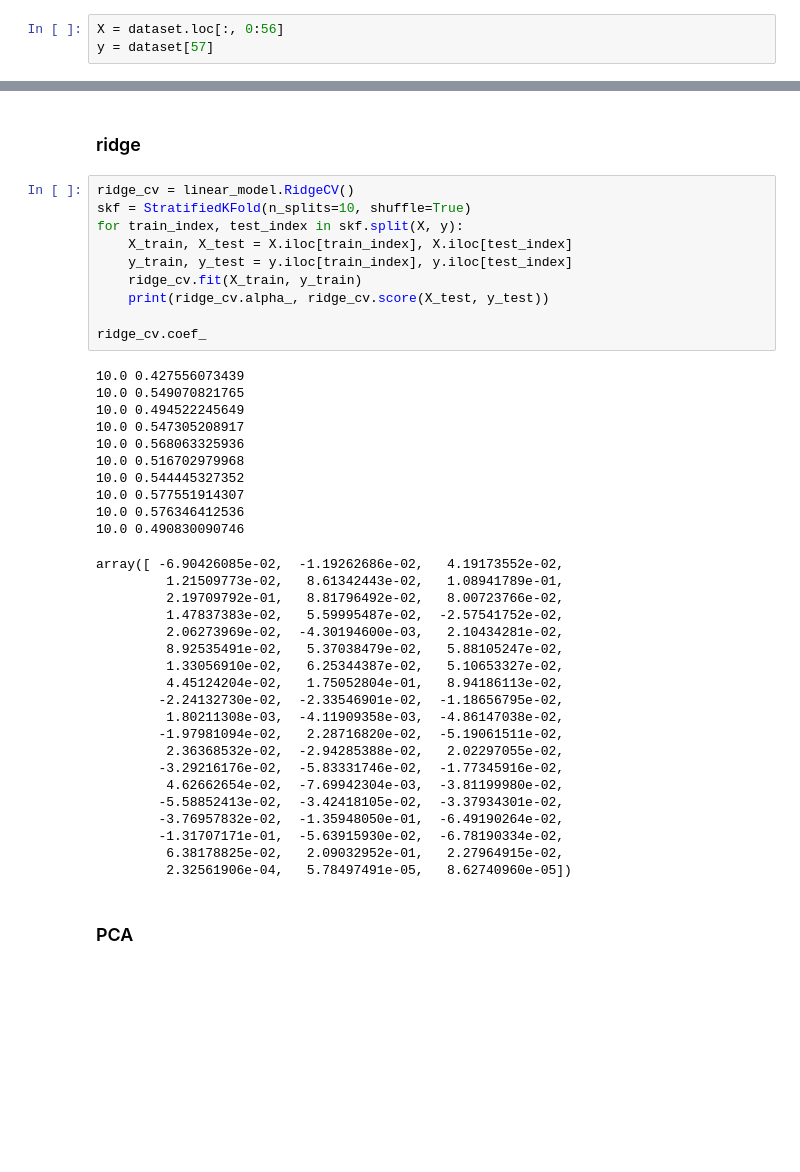
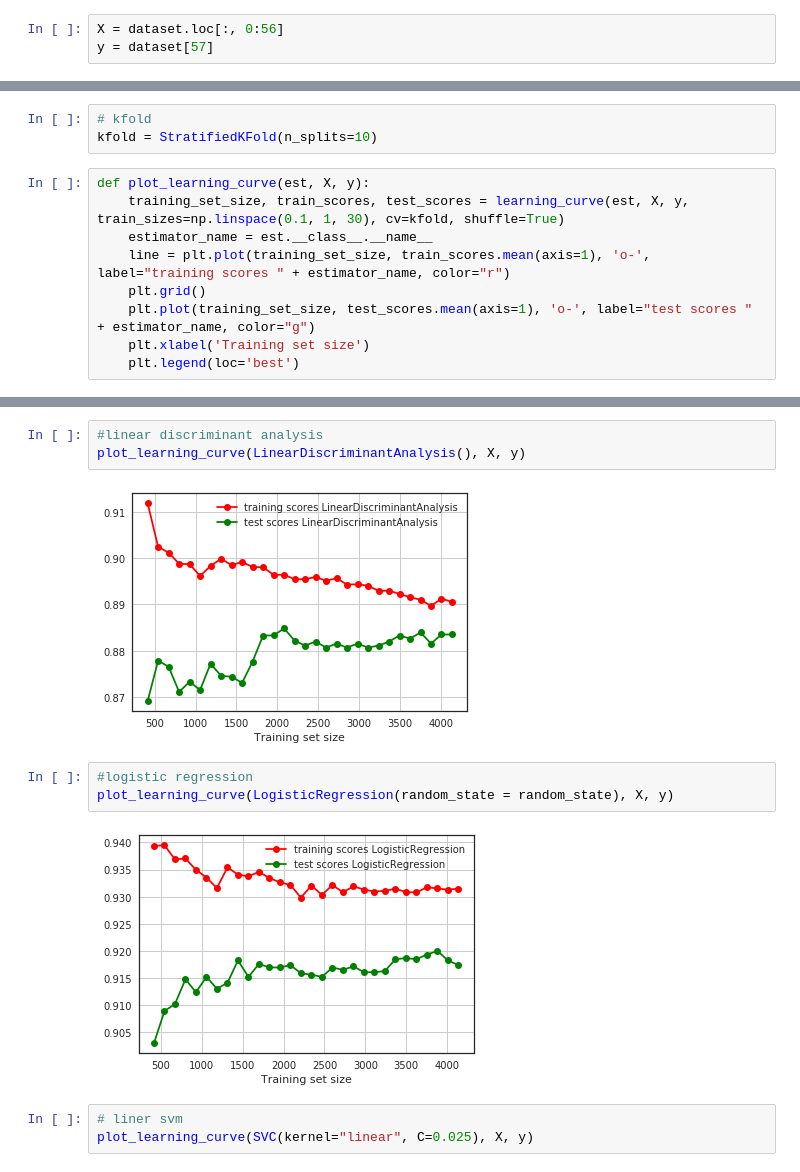
Before and after one commit to sorashido/esl-learn, a Jupyter notebook: chapter3.ipynb, the cells around one changed output, grey strips where cells are left out. Cells and saved outputs as stored; diff of their text form; blank space fills up the shorter version.

```diff
--- a/chapter3.ipynb
+++ b/chapter3.ipynb
@@ -30 +54,13 @@ from sklearn.model_selection import StratifiedKFold
+# %%
+# kfold
+kfold = StratifiedKFold(n_splits=10)
+# %%
+def plot_learning_curve(est, X, y):
+    training_set_size, train_scores, test_scores = learning_curve(est, X, y, train_sizes=np.linspace(0.1, 1, 30), cv=kfold, shuffle=True)
+    estimator_name = est.__class__.__name__
+    line = plt.plot(training_set_size, train_scores.mean(axis=1), 'o-', label="training scores " + estimator_name, color="r")
+    plt.grid()
+    plt.plot(training_set_size, test_scores.mean(axis=1), 'o-', label="test scores " + estimator_name, color="g")
+    plt.xlabel('Training set size')
+    plt.legend(loc='best')
 # %% [markdown]
@@ -107,44 +68,13 @@ array([ 0.        , -0.        ,  0.        ,  0.        ,  0.        ,
-# %% [markdown]
-### ridge
-# %%
-ridge_cv = linear_model.RidgeCV()
-skf = StratifiedKFold(n_splits=10, shuffle=True)
-for train_index, test_index in skf.split(X, y):
-    X_train, X_test = X.iloc[train_index], X.iloc[test_index]
-    y_train, y_test = y.iloc[train_index], y.iloc[test_index]
-    ridge_cv.fit(X_train, y_train)
-    print(ridge_cv.alpha_, ridge_cv.score(X_test, y_test))
-
-ridge_cv.coef_
-# %% [output]
-10.0 0.427556073439
-10.0 0.549070821765
-10.0 0.494522245649
-10.0 0.547305208917
-10.0 0.568063325936
-10.0 0.516702979968
-10.0 0.544445327352
-10.0 0.577551914307
-10.0 0.576346412536
-10.0 0.490830090746
-array([ -6.90426085e-02,  -1.19262686e-02,   4.19173552e-02,
-         1.21509773e-02,   8.61342443e-02,   1.08941789e-01,
-         2.19709792e-01,   8.81796492e-02,   8.00723766e-02,
-         1.47837383e-02,   5.59995487e-02,  -2.57541752e-02,
-         2.06273969e-02,  -4.30194600e-03,   2.10434281e-02,
-         8.92535491e-02,   5.37038479e-02,   5.88105247e-02,
-         1.33056910e-02,   6.25344387e-02,   5.10653327e-02,
-         4.45124204e-02,   1.75052804e-01,   8.94186113e-02,
-        -2.24132730e-02,  -2.33546901e-02,  -1.18656795e-02,
-         1.80211308e-03,  -4.11909358e-03,  -4.86147038e-02,
-        -1.97981094e-02,   2.28716820e-02,  -5.19061511e-02,
-         2.36368532e-02,  -2.94285388e-02,   2.02297055e-02,
-        -3.29216176e-02,  -5.83331746e-02,  -1.77345916e-02,
-         4.62662654e-02,  -7.69942304e-03,  -3.81199980e-02,
-        -5.58852413e-02,  -3.42418105e-02,  -3.37934301e-02,
-        -3.76957832e-02,  -1.35948050e-01,  -6.49190264e-02,
-        -1.31707171e-01,  -5.63915930e-02,  -6.78190334e-02,
-         6.38178825e-02,   2.09032952e-01,   2.27964915e-02,
-         2.32561906e-04,   5.78497491e-05,   8.62740960e-05])
-# %% [markdown]
-### PCA
+# %%
+#linear discriminant analysis
+plot_learning_curve(LinearDiscriminantAnalysis(), X, y)
+# %% [output]
+[figure, added]
+# %%
+#logistic regression
+plot_learning_curve(LogisticRegression(random_state = random_state), X, y)
+# %% [output]
+[figure, added]
+# %%
+# liner svm
+plot_learning_curve(SVC(kernel="linear", C=0.025), X, y)
```
Also changed, not shown: parts of 17 cells of this notebook.
